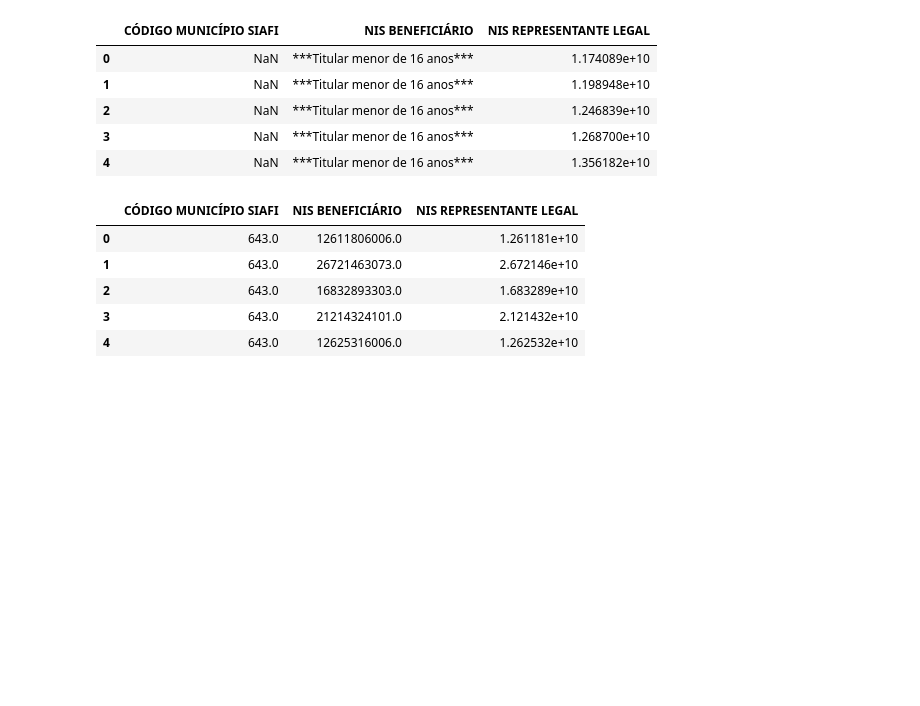
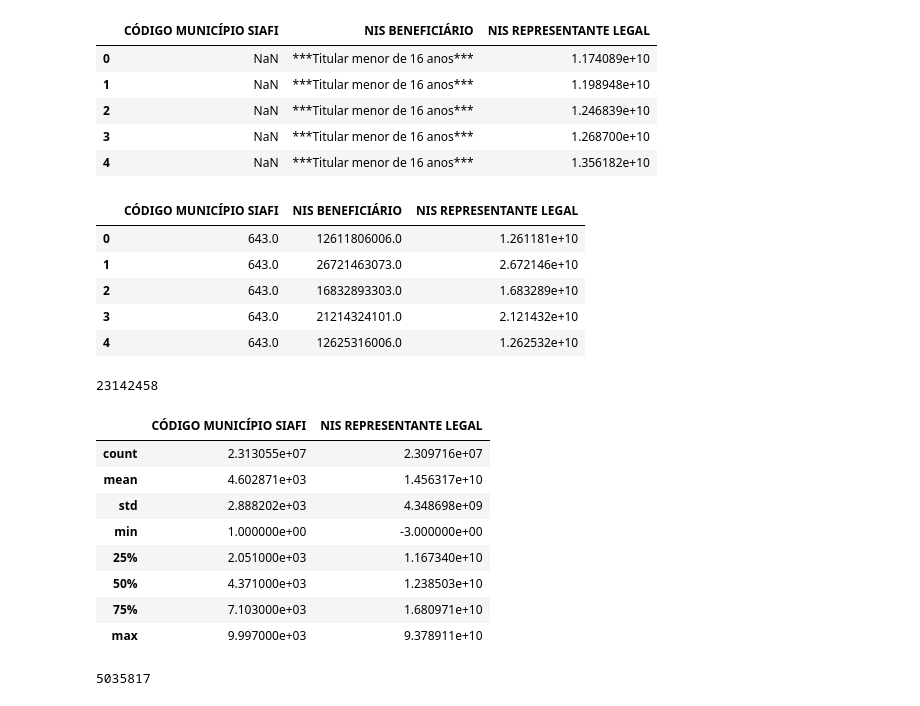
Before and after one commit to assismauro/BPC, a Jupyter notebook: bpc2020.ipynb, the cells around one changed output. Saved outputs shown, nothing was run; the diff lists cells and outputs as text; code cells hidden in the pictures; blank space fills up the shorter version.

Commit message:
eliminando duplicados e frequência valor SIAFI (5 meses)

```diff
--- a/bpc2020.ipynb
+++ b/bpc2020.ipynb
@@ -130,5 +130,21 @@ df2020.head()
 | 2 | 643.0 | 16832893303.0 | 1.683289e+10 |
 | 3 | 643.0 | 21214324101.0 | 2.121432e+10 |
 | 4 | 643.0 | 12625316006.0 | 1.262532e+10 |
+# %%
+len(df2020.index)
+# %% [output]
+23142458
+# %%
+df2020.describe()
+# %% [output]
+|  | CÓDIGO MUNICÍPIO SIAFI | NIS REPRESENTANTE LEGAL |
+| count | 2.313055e+07 | 2.309716e+07 |
+| mean | 4.602871e+03 | 1.456317e+10 |
+| std | 2.888202e+03 | 4.348698e+09 |
+| min | 1.000000e+00 | -3.000000e+00 |
+| 25% | 2.051000e+03 | 1.167340e+10 |
+| 50% | 4.371000e+03 | 1.238503e+10 |
+| 75% | 7.103000e+03 | 1.680971e+10 |
+| max | 9.997000e+03 | 9.378911e+10 |
 # %%
 #excluir duplicados na Coluna NIS Beneficiário
@@ -134,0 +152,4 @@ df2020.head()
+# %%
+len(df2020.index)
+# %% [output]
+5035817
```
Also changed, not shown: parts of 2 cells of this notebook.
